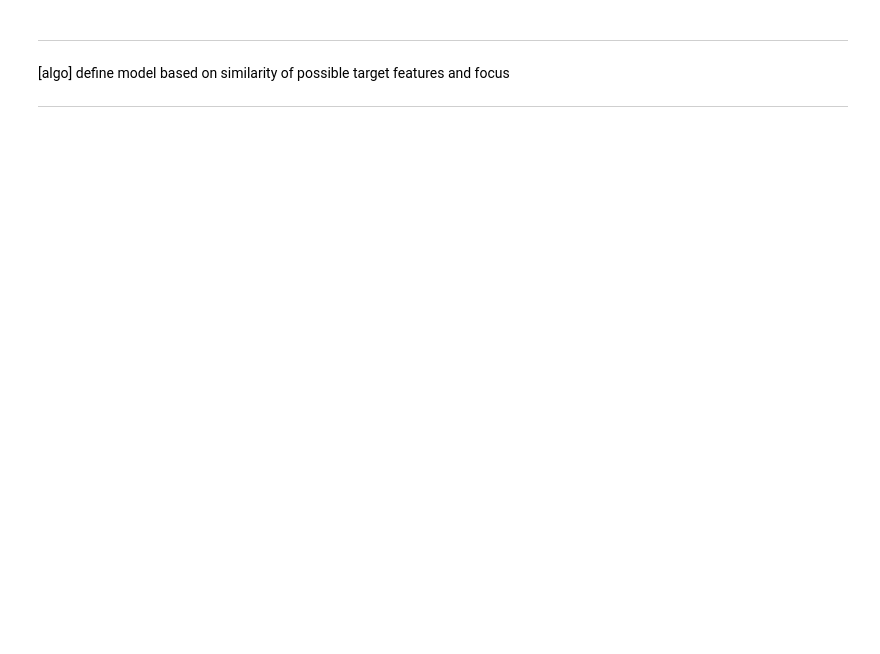
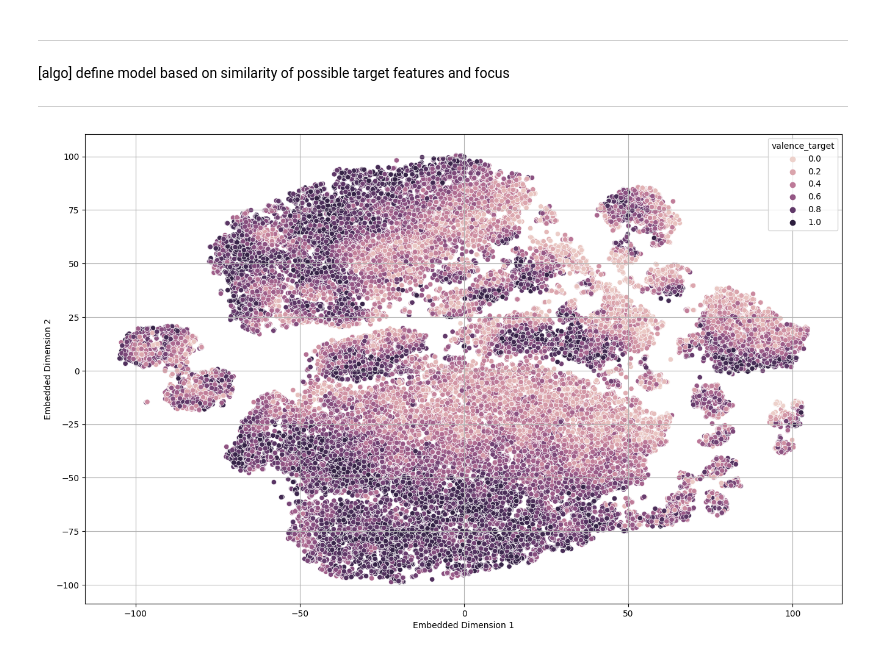
Before and after one commit to ShahiW/moosic, a Jupyter notebook: notebooks/moosic_baseline.ipynb, the cells around one changed output. Cells and saved outputs as stored; diff of their text form; code cells hidden in the pictures; blank space fills up the shorter version.

Commit message:
baseline model recommender update - music track audio feature w/tsne + valence as target

```diff
--- a/notebooks/moosic_baseline.ipynb
+++ b/notebooks/moosic_baseline.ipynb
@@ -784,0 +526,9 @@ y_means1 = km1.fit_predict(x1)
+# %%
+# get a combined train dataset of the X_train and y_train data
+
+train_data = X_train.copy(deep=True)
+train_data["music_name"] = y_train.copy(deep=True).values
+train_data = train_data.reset_index(drop=True)
+
+print(f"The training data has {train_data.shape[0]} observations and {train_data.shape[1]} features")
+train_data.head()
@@ -878,0 +603,7 @@ print(standardized_data.shape)
+# %%
+#  baseline model - Tsne 2d scatter plot based on resulting data
+
+
+result_data, music_mood_list = baseline_model(train_data, train_features = train_features, sample_size = 50000)
+# %% [output]
+[figure, added]
```
Also changed, not shown: parts of 53 cells of this notebook, 1 other file.
